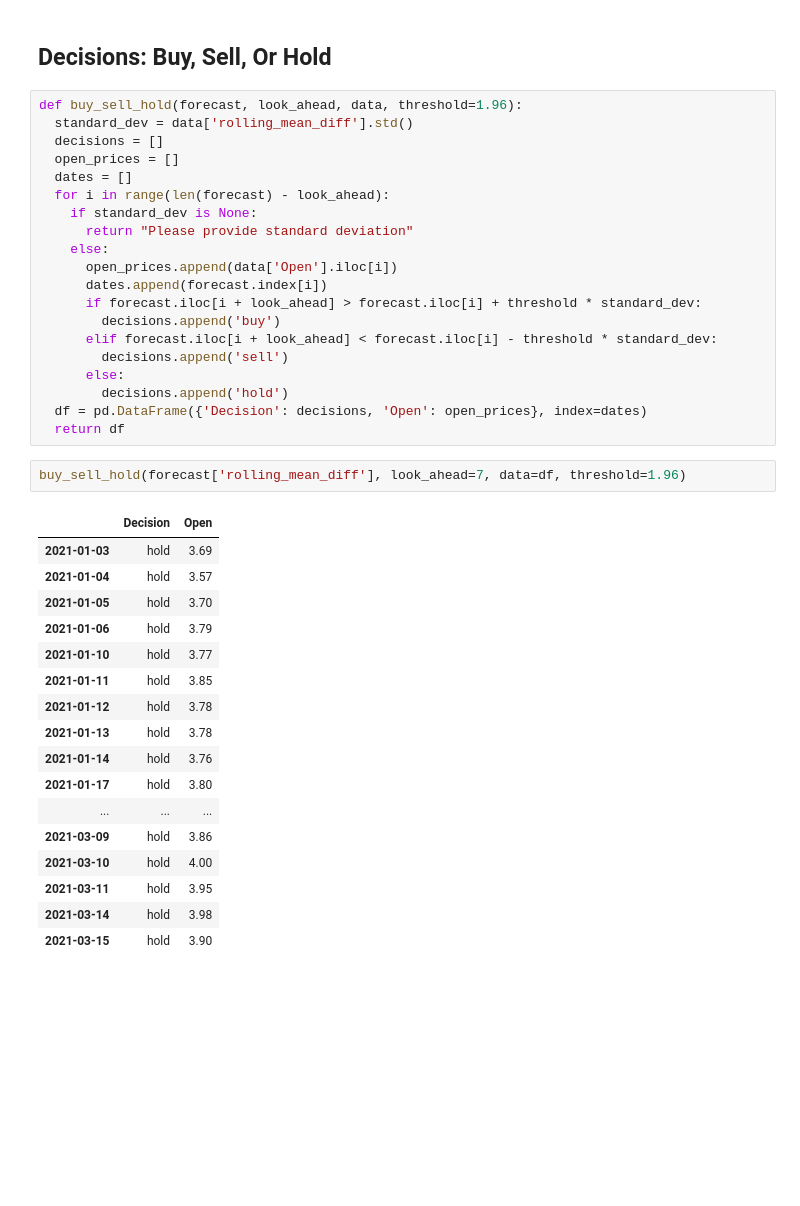
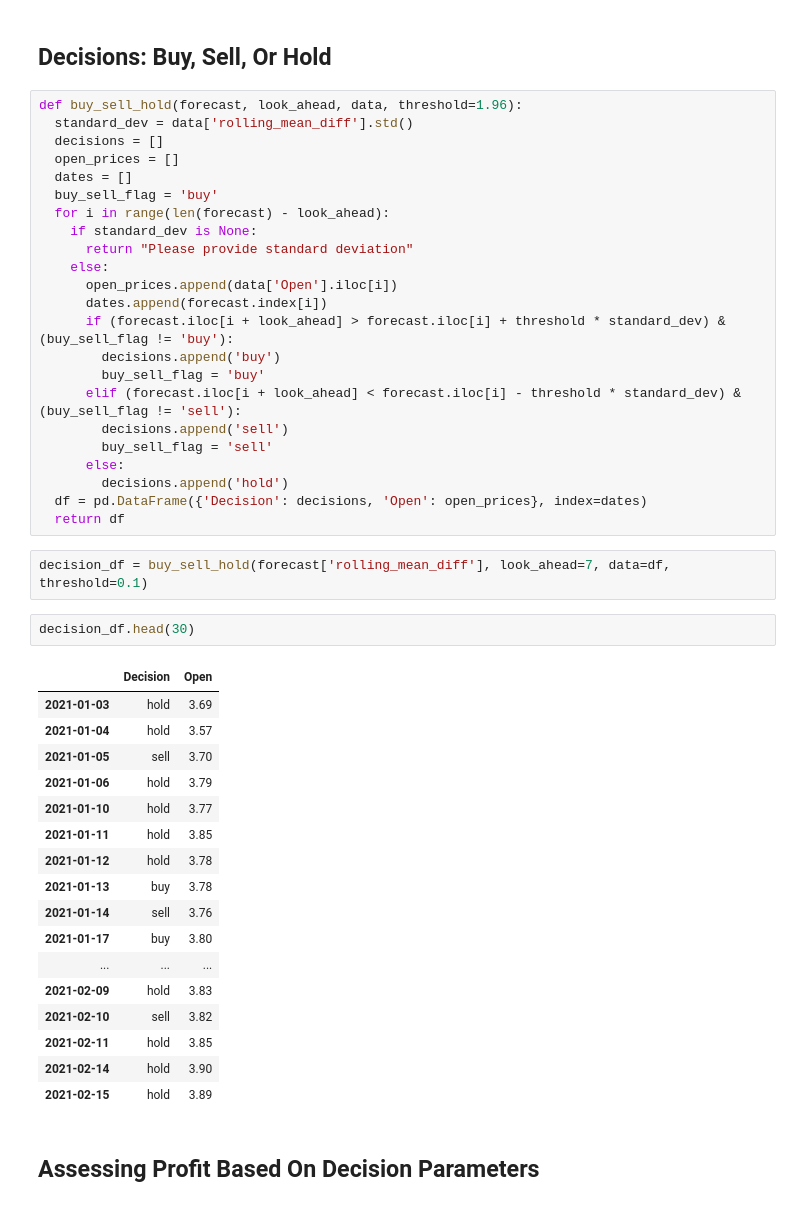
Before and after one commit to JideOkesanjo/JvwzPchMzoFGWGVY, a Jupyter notebook: Medinet_Nasr_Housing.ipynb, the cells around one changed output. Cells and saved outputs as stored; diff of their text form; blank space fills up the shorter version.

```diff
--- a/Medinet_Nasr_Housing.ipynb
+++ b/Medinet_Nasr_Housing.ipynb
@@ -286,37 +297,44 @@ def buy_sell_hold(forecast, look_ahead, data, threshold=1.96):
   decisions = []
   open_prices = []
   dates = []
+  buy_sell_flag = 'buy'
   for i in range(len(forecast) - look_ahead):
     if standard_dev is None:
       return "Please provide standard deviation"
     else:
       open_prices.append(data['Open'].iloc[i])
       dates.append(forecast.index[i])
-      if forecast.iloc[i + look_ahead] > forecast.iloc[i] + threshold * standard_dev:
+      if (forecast.iloc[i + look_ahead] > forecast.iloc[i] + threshold * standard_dev) & (buy_sell_flag != 'buy'):
         decisions.append('buy')
-      elif forecast.iloc[i + look_ahead] < forecast.iloc[i] - threshold * standard_dev:
+        buy_sell_flag = 'buy'
+      elif (forecast.iloc[i + look_ahead] < forecast.iloc[i] - threshold * standard_dev) & (buy_sell_flag != 'sell'):
         decisions.append('sell')
+        buy_sell_flag = 'sell'
       else:
         decisions.append('hold')
   df = pd.DataFrame({'Decision': decisions, 'Open': open_prices}, index=dates)
   return df
 # %%
-buy_sell_hold(forecast['rolling_mean_diff'], look_ahead=7, data=df, threshold=1.96)
+decision_df = buy_sell_hold(forecast['rolling_mean_diff'], look_ahead=7, data=df, threshold=0.1)
-# %% [output]
-|  | Decision | Open |
-| 2021-01-03 | hold | 3.69 |
-| 2021-01-04 | hold | 3.57 |
-| 2021-01-05 | hold | 3.70 |
-| 2021-01-06 | hold | 3.79 |
-| 2021-01-10 | hold | 3.77 |
-| 2021-01-11 | hold | 3.85 |
-| 2021-01-12 | hold | 3.78 |
-| 2021-01-13 | hold | 3.78 |
-| 2021-01-14 | hold | 3.76 |
-| 2021-01-17 | hold | 3.80 |
-| ... | ... | ... |
-| 2021-03-09 | hold | 3.86 |
-| 2021-03-10 | hold | 4.00 |
-| 2021-03-11 | hold | 3.95 |
-| 2021-03-14 | hold | 3.98 |
-| 2021-03-15 | hold | 3.90 |
+# %%
+decision_df.head(30)
+# %% [output]
+|  | Decision | Open |
+| 2021-01-03 | hold | 3.69 |
+| 2021-01-04 | hold | 3.57 |
+| 2021-01-05 | sell | 3.70 |
+| 2021-01-06 | hold | 3.79 |
+| 2021-01-10 | hold | 3.77 |
+| 2021-01-11 | hold | 3.85 |
+| 2021-01-12 | hold | 3.78 |
+| 2021-01-13 | buy | 3.78 |
+| 2021-01-14 | sell | 3.76 |
+| 2021-01-17 | buy | 3.80 |
+| ... | ... | ... |
+| 2021-02-09 | hold | 3.83 |
+| 2021-02-10 | sell | 3.82 |
+| 2021-02-11 | hold | 3.85 |
+| 2021-02-14 | hold | 3.90 |
+| 2021-02-15 | hold | 3.89 |
+# %% [markdown]
+## Assessing Profit Based On Decision Parameters
```
Also changed, not shown: parts of 9 cells of this notebook.
